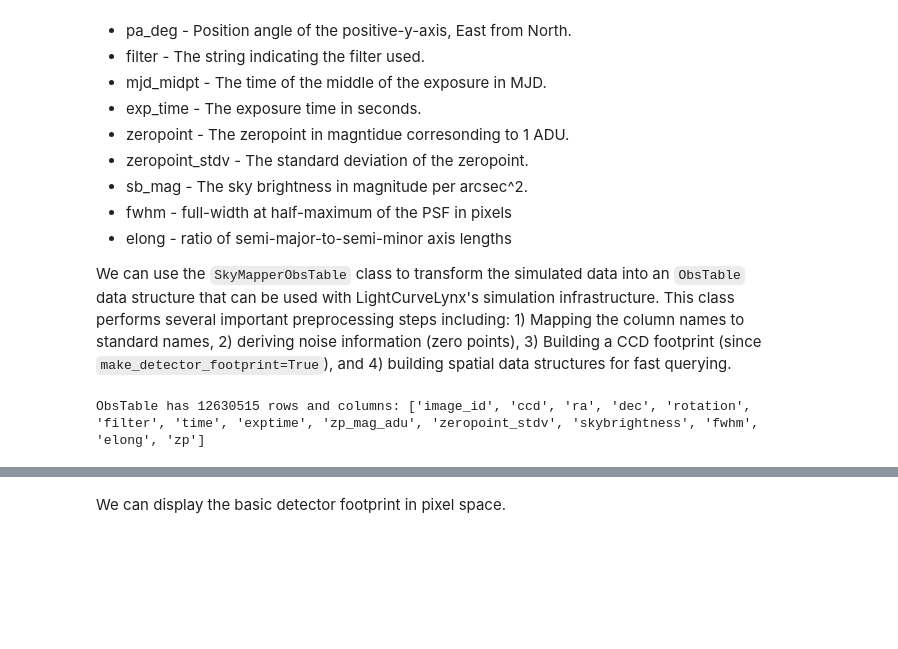
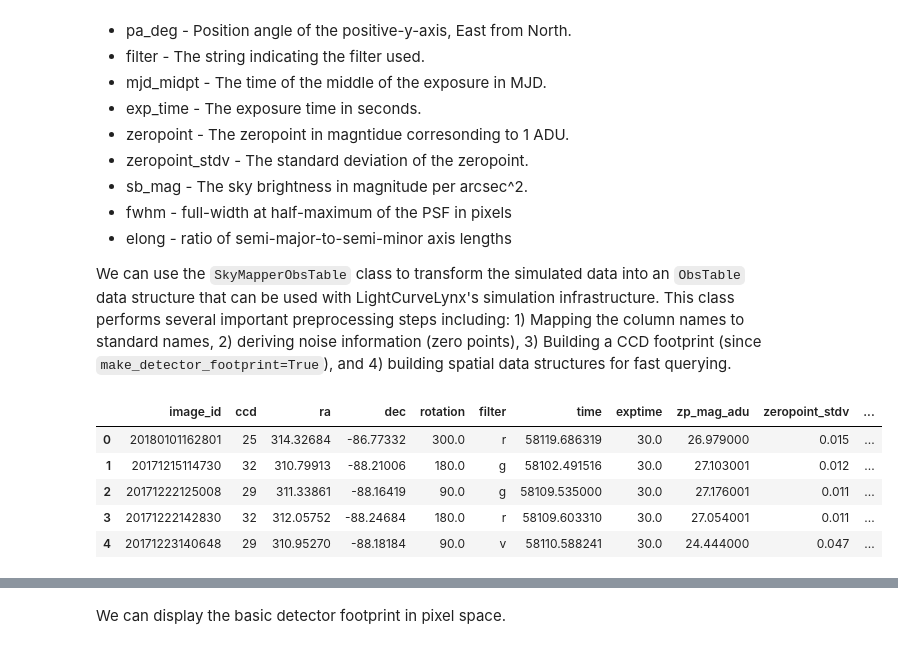
Before and after one commit to lincc-frameworks/lightcurvelynx, a Jupyter notebook: docs/notebooks/pre_executed/skymapper_example.ipynb, the cells around one changed output, grey strips where cells are left out. Cells and saved outputs as stored; diff of their text form; code cells hidden in the pictures; blank space fills up the shorter version.

```diff
--- a/docs/notebooks/pre_executed/skymapper_example.ipynb
+++ b/docs/notebooks/pre_executed/skymapper_example.ipynb
@@ -58,7 +57,12 @@ The Skymapper visit table includes pointing information at the CCD level, includ
 We can use the `SkyMapperObsTable` class to transform the simulated data into an `ObsTable` data structure that can be used with LightCurveLynx's simulation infrastructure. This class performs several important preprocessing steps including: 1) Mapping the column names to standard names, 2) deriving noise information (zero points), 3) Building a CCD footprint (since `make_detector_footprint=True`), and 4) building spatial data structures for fast querying.
 # %%
 ops_data = SkyMapperObsTable(table, make_detector_footprint=True)
-print(f"ObsTable has {len(ops_data)} rows and columns: {ops_data.columns.tolist()}")
+ops_data.head()
 # %% [output]
-ObsTable has 12630515 rows and columns: ['image_id', 'ccd', 'ra', 'dec', 'rotation', 'filter', 'time', 'exptime', 'zp_mag_adu', 'zeropoint_stdv', 'skybrightness', 'fwhm', 'elong', 'zp']
+|  | image_id | ccd | ra | dec | rotation | filter | time | exptime | zp_mag_adu | zeropoint_stdv | ... |
+| 0 | 20180101162801 | 25 | 314.32684 | -86.77332 | 300.0 | r | 58119.686319 | 30.0 | 26.979000 | 0.015 | ... |
+| 1 | 20171215114730 | 32 | 310.79913 | -88.21006 | 180.0 | g | 58102.491516 | 30.0 | 27.103001 | 0.012 | ... |
+| 2 | 20171222125008 | 29 | 311.33861 | -88.16419 | 90.0 | g | 58109.535000 | 30.0 | 27.176001 | 0.011 | ... |
+| 3 | 20171222142830 | 32 | 312.05752 | -88.24684 | 180.0 | r | 58109.603310 | 30.0 | 27.054001 | 0.011 | ... |
+| 4 | 20171223140648 | 29 | 310.95270 | -88.18184 | 90.0 | v | 58110.588241 | 30.0 | 24.444000 | 0.047 | ... |
 # %% [markdown]
```
Also changed, not shown: parts of 12 cells of this notebook, 2 other files.
